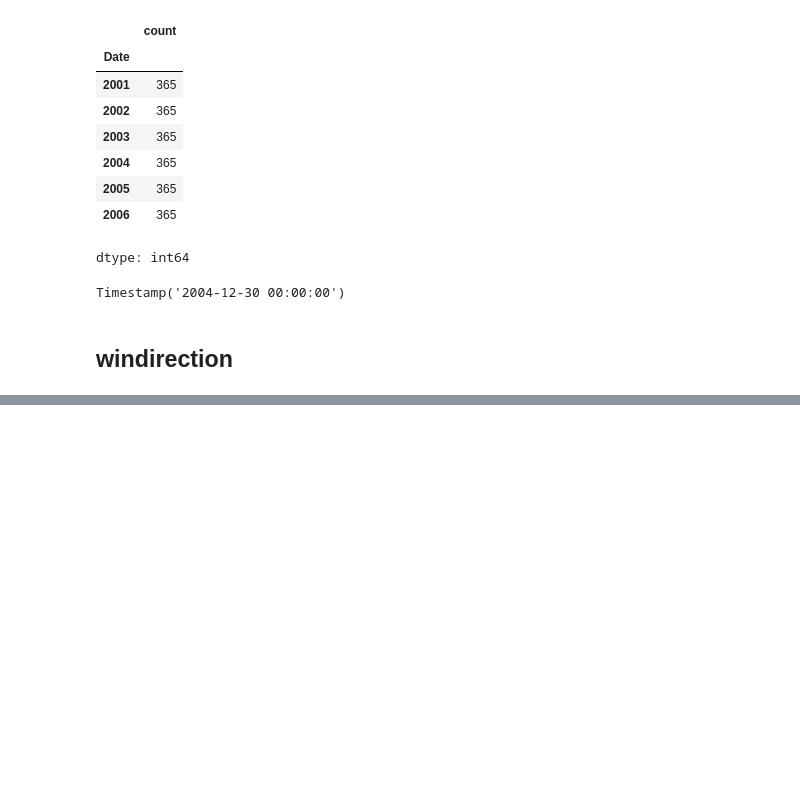
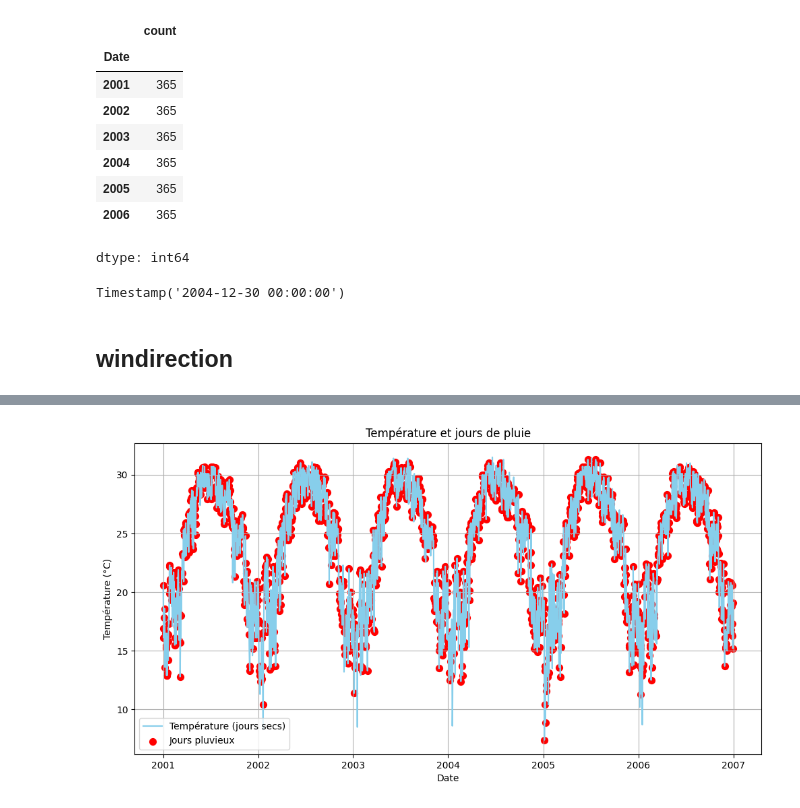
Before and after one commit to kanhubb/kaggle, a Jupyter notebook: Rainfall_Dataset.ipynb, the cells around one changed output, grey strips where cells are left out. Cells and saved outputs as stored; diff of their text form; code cells hidden in the pictures; blank space fills up the shorter version.

```diff
--- a/Rainfall_Dataset.ipynb
+++ b/Rainfall_Dataset.ipynb
@@ -561,0 +573,21 @@ df_train["winddirection"].plot(kind="hist",bins=20)
+# %%
+df = df_train
+# === Tracer les jours sans pluie ===
+plt.figure(figsize=(12, 6))
+plt.plot(df.index, df['temparature'], color='skyblue', label='Température (jours secs)')
+
+# === Marquer les jours pluvieux ===
+rainy_days = df['rainfall'] > 0
+plt.scatter(df.index[rainy_days], df['temparature'][rainy_days], color='red', label='Jours pluvieux', s=50)
+
+# === Mise en forme ===
+plt.title('Température et jours de pluie')
+plt.xlabel('Date')
+plt.ylabel('Température (°C)')
+plt.legend()
+plt.grid(True)
+
+# === Affichage ===
+plt.show()
+# %% [output]
+[figure, added]
```
Also changed, not shown: parts of 6 cells of this notebook.
